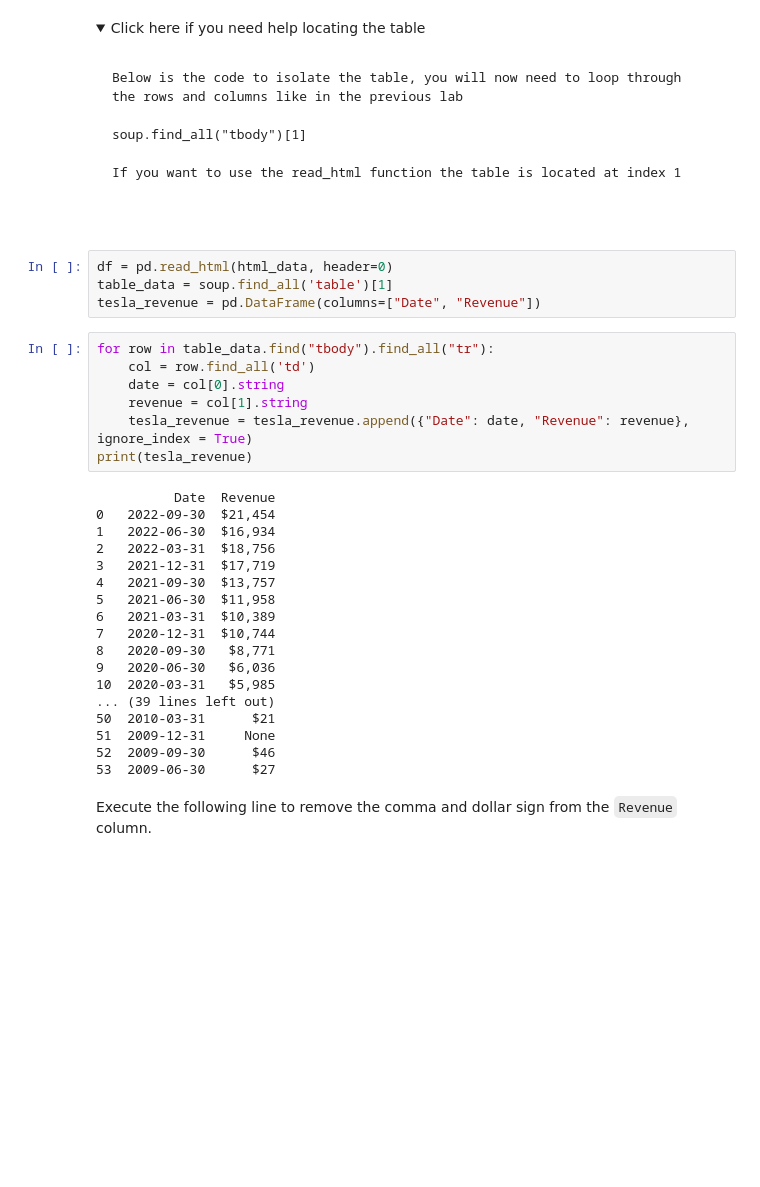
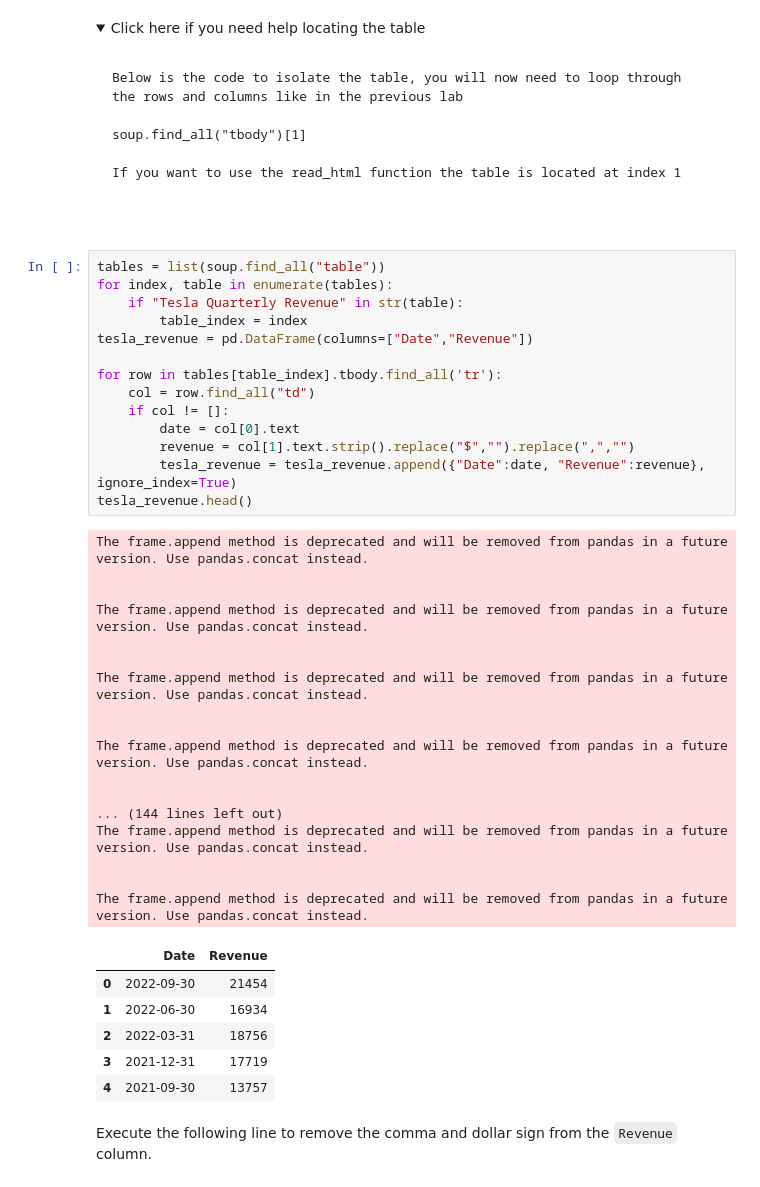
Before and after one commit to ghauwanga/final_bmi, a Jupyter notebook: Final Assignment.ipynb, the cells around one changed output. Cells and saved outputs as stored; diff of their text form; folded sections open; blank space fills up the shorter version.

```diff
--- a/Final Assignment.ipynb
+++ b/Final Assignment.ipynb
@@ -126,34 +127,43 @@ If you want to use the read_html function the table is located at index 1
 
 </details>
 # %%
-df = pd.read_html(html_data, header=0)
-table_data = soup.find_all('table')[1]
-tesla_revenue = pd.DataFrame(columns=["Date", "Revenue"])
+tables = list(soup.find_all("table"))
+for index, table in enumerate(tables):
+    if "Tesla Quarterly Revenue" in str(table):
+        table_index = index
+tesla_revenue = pd.DataFrame(columns=["Date","Revenue"])
+
+for row in tables[table_index].tbody.find_all('tr'):
+    col = row.find_all("td")
+    if col != []:
+        date = col[0].text
+        revenue = col[1].text.strip().replace("$","").replace(",","")
+        tesla_revenue = tesla_revenue.append({"Date":date, "Revenue":revenue}, ignore_index=True)
+tesla_revenue.head()
+# %% [output]
+The frame.append method is deprecated and will be removed from pandas in a future version. Use pandas.concat instead.
+
+
+The frame.append method is deprecated and will be removed from pandas in a future version. Use pandas.concat instead.
+
+
+The frame.append method is deprecated and will be removed from pandas in a future version. Use pandas.concat instead.
+
+
+The frame.append method is deprecated and will be removed from pandas in a future version. Use pandas.concat instead.
+
+
+... (144 lines left out)
+The frame.append method is deprecated and will be removed from pandas in a future version. Use pandas.concat instead.
+
+
+The frame.append method is deprecated and will be removed from pandas in a future version. Use pandas.concat instead.
+|  | Date | Revenue |
+| 0 | 2022-09-30 | 21454 |
+| 1 | 2022-06-30 | 16934 |
+| 2 | 2022-03-31 | 18756 |
+| 3 | 2021-12-31 | 17719 |
+| 4 | 2021-09-30 | 13757 |
-# %%
-for row in table_data.find("tbody").find_all("tr"):
-    col = row.find_all('td')
-    date = col[0].string
-    revenue = col[1].string
-    tesla_revenue = tesla_revenue.append({"Date": date, "Revenue": revenue}, ignore_index = True)
-print(tesla_revenue)
-# %% [output]
-          Date  Revenue
-0   2022-09-30  $21,454
-1   2022-06-30  $16,934
-2   2022-03-31  $18,756
-3   2021-12-31  $17,719
-4   2021-09-30  $13,757
-5   2021-06-30  $11,958
-6   2021-03-31  $10,389
-7   2020-12-31  $10,744
-8   2020-09-30   $8,771
-9   2020-06-30   $6,036
-10  2020-03-31   $5,985
-... (39 lines left out)
-50  2010-03-31      $21
-51  2009-12-31     None
-52  2009-09-30      $46
-53  2009-06-30      $27
 # %% [markdown]
 Execute the following line to remove the comma and dollar sign from the `Revenue` column.
 # %%
```
Also changed, not shown: parts of 9 cells of this notebook.
